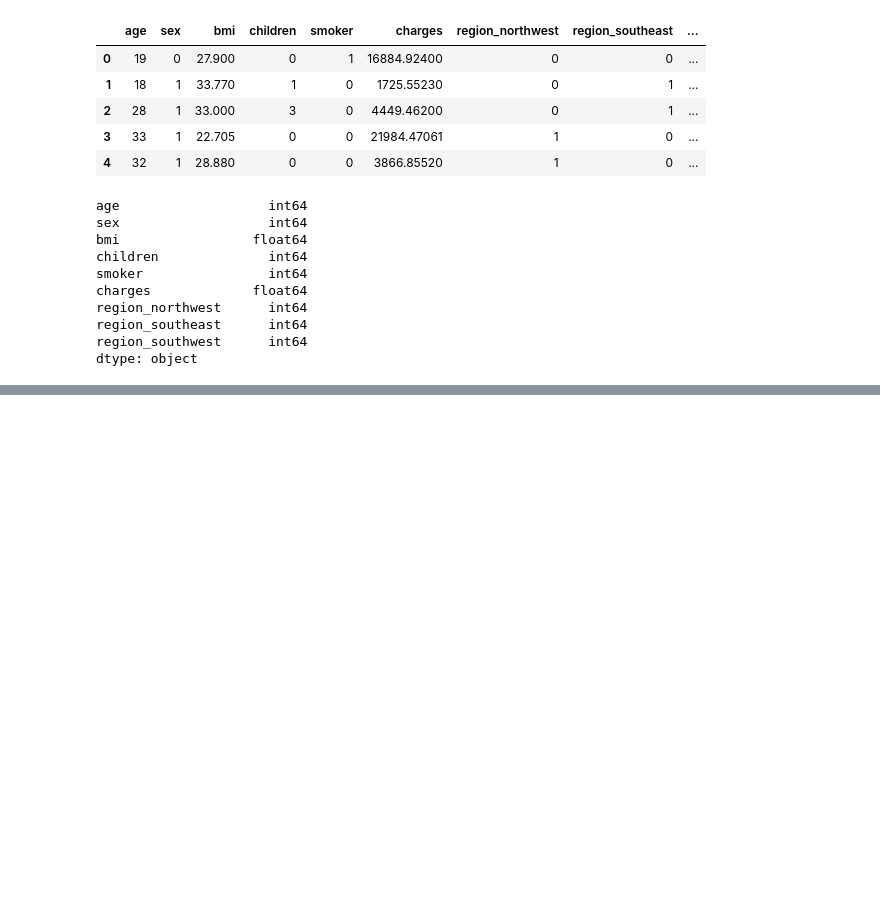
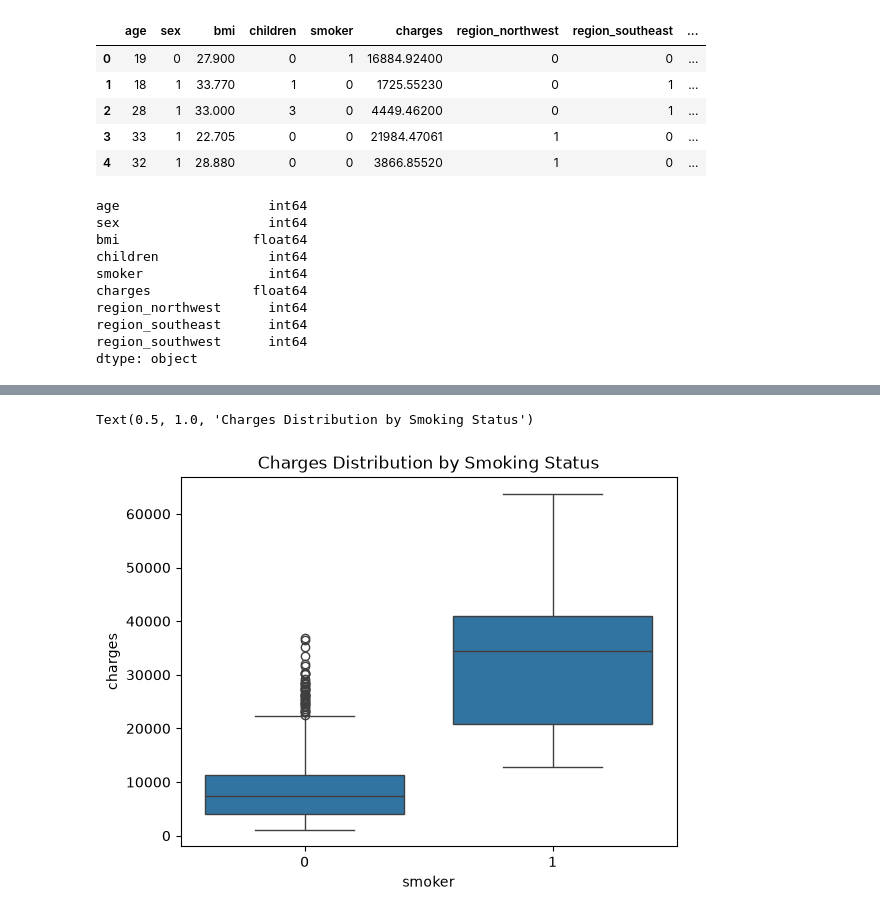
Before and after one commit to hassan-khalid234/medical-insurance-cost-prediction, a Jupyter notebook: notebooks/01_eda.ipynb, the cells around one changed output, grey strips where cells are left out. Saved outputs shown, nothing was run; the diff lists cells and outputs as text; code cells hidden in the pictures; blank space fills up the shorter version.

```diff
--- a/notebooks/01_eda.ipynb
+++ b/notebooks/01_eda.ipynb
@@ -128,0 +147,6 @@ df_encoded.to_csv('data/insurance_cleaned.csv', index=False)
+# %%
+sns.boxplot(data=df, x='smoker', y='charges')
+plt.title('Charges Distribution by Smoking Status')
+# %% [output]
+Text(0.5, 1.0, 'Charges Distribution by Smoking Status')
+[figure, added]
```
Also changed, not shown: parts of 6 cells of this notebook.
